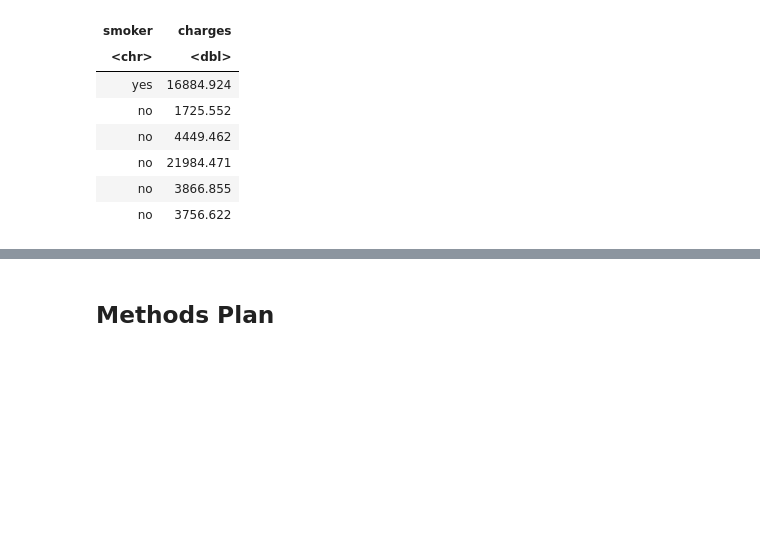
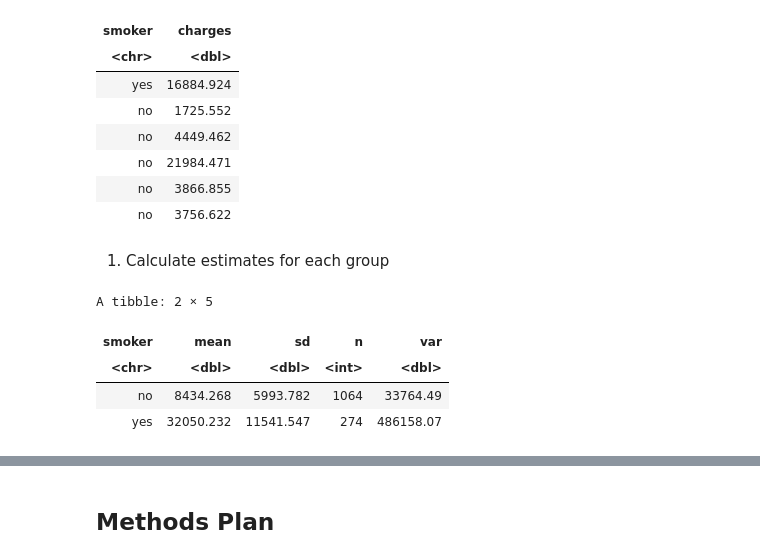
Before and after one commit to Yuji03b/STAT-201-GROUP-1, a Jupyter notebook: proposal.ipynb, the cells around one changed output, grey strips where cells are left out. Cells and saved outputs as stored; diff of their text form; code cells hidden in the pictures; blank space fills up the shorter version.

```diff
--- a/proposal.ipynb
+++ b/proposal.ipynb
@@ -152,3 +152,17 @@ A tibble: 6 × 2
 | no | 21984.471 |
 | no | 3866.855 |
 | no | 3756.622 |
+# %% [markdown]
+1. Calculate estimates for each group
+# %%
+insurance_original <- insurance %>%
+    group_by(smoker) %>%
+    summarize(mean = mean(charges), sd = sd(charges),n=n(),var=var(charges)/n())
+
+insurance_original
+# %% [output]
+A tibble: 2 × 5
+| smoker | mean | sd | n | var |
+| <chr> | <dbl> | <dbl> | <int> | <dbl> |
+| no | 8434.268 | 5993.782 | 1064 | 33764.49 |
+| yes | 32050.232 | 11541.547 | 274 | 486158.07 |
```
Also changed, not shown: parts of 7 cells of this notebook.
